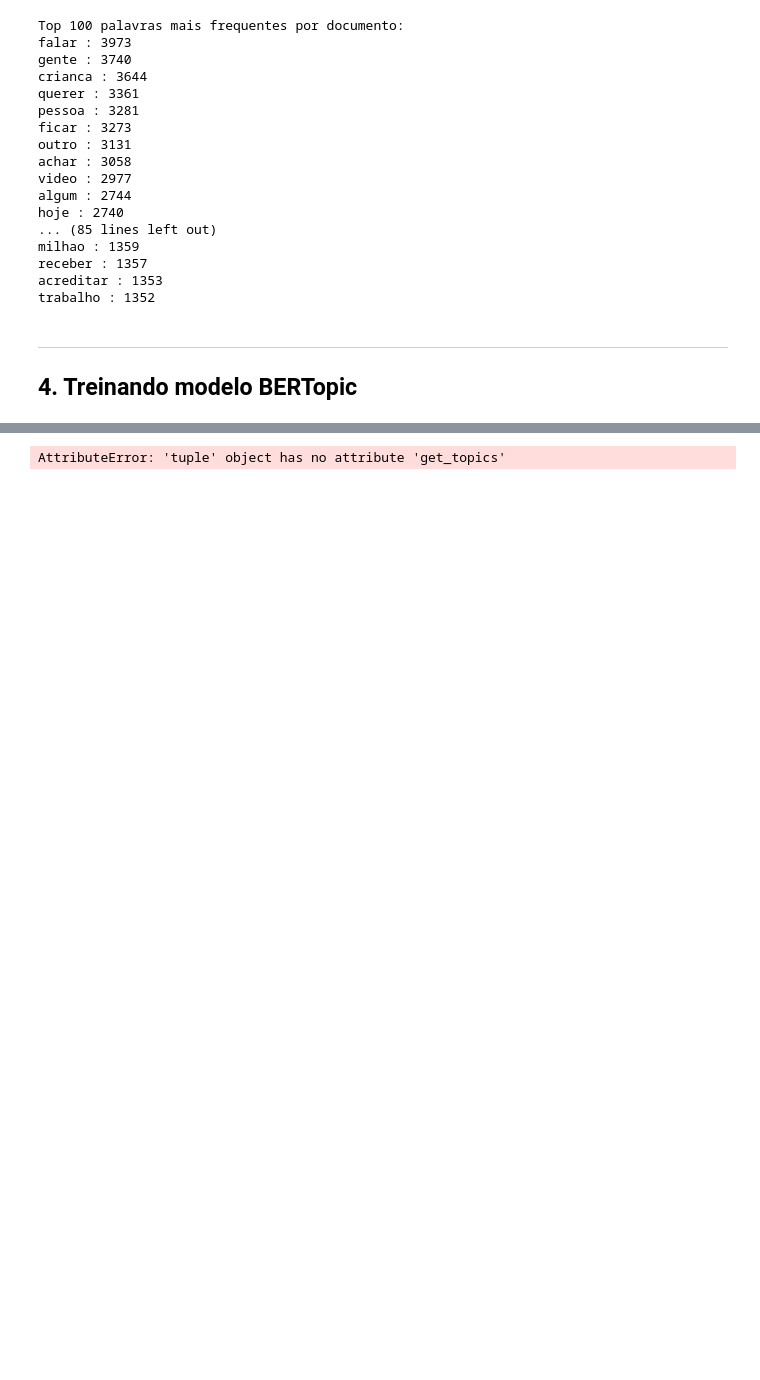
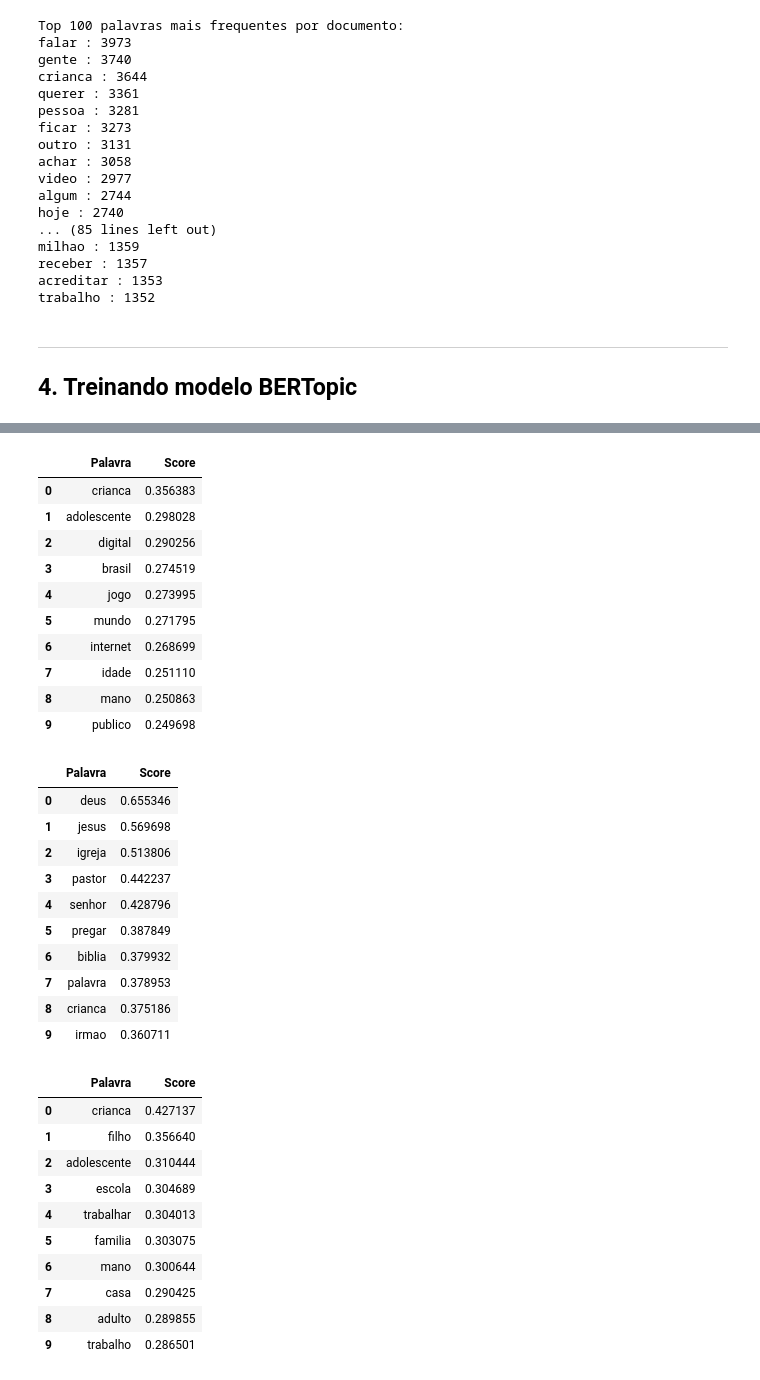
Before and after one commit to estermariaa/lei_felca, a Jupyter notebook: notebooks/24_transcription_topic_modeling.ipynb, the cells around one changed output, grey strips where cells are left out. Saved outputs shown, nothing was run; the diff lists cells and outputs as text; code cells hidden in the pictures; blank space fills up the shorter version.

```diff
--- a/notebooks/24_transcription_topic_modeling.ipynb
+++ b/notebooks/24_transcription_topic_modeling.ipynb
@@ -335,18 +332,50 @@ modelo_treinado.visualize_topics()
 # %%
 import pandas as pd
 import matplotlib.pyplot as plt
 import seaborn as sns
 
-topics_data = loaded_model.get_topics()
+topics_data = loaded_model[0].get_topics()
 
-num_topicos_para_plotar = 5
+num_topicos_para_plotar = 3
 
 for topic_id in range(num_topicos_para_plotar):
     topic_words = topics_data[topic_id][:10]
     df_topic = pd.DataFrame(topic_words, columns=["Palavra", "Score"])
     display(df_topic)
 # %% [output]
-AttributeError: 'tuple' object has no attribute 'get_topics'
+|  | Palavra | Score |
+| 0 | crianca | 0.356383 |
+| 1 | adolescente | 0.298028 |
+| 2 | digital | 0.290256 |
+| 3 | brasil | 0.274519 |
+| 4 | jogo | 0.273995 |
+| 5 | mundo | 0.271795 |
+| 6 | internet | 0.268699 |
+| 7 | idade | 0.251110 |
+| 8 | mano | 0.250863 |
+| 9 | publico | 0.249698 |
+|  | Palavra | Score |
+| 0 | deus | 0.655346 |
+| 1 | jesus | 0.569698 |
+| 2 | igreja | 0.513806 |
+| 3 | pastor | 0.442237 |
+| 4 | senhor | 0.428796 |
+| 5 | pregar | 0.387849 |
+| 6 | biblia | 0.379932 |
+| 7 | palavra | 0.378953 |
+| 8 | crianca | 0.375186 |
+| 9 | irmao | 0.360711 |
+|  | Palavra | Score |
+| 0 | crianca | 0.427137 |
+| 1 | filho | 0.356640 |
+| 2 | adolescente | 0.310444 |
+| 3 | escola | 0.304689 |
+| 4 | trabalhar | 0.304013 |
+| 5 | familia | 0.303075 |
+| 6 | mano | 0.300644 |
+| 7 | casa | 0.290425 |
+| 8 | adulto | 0.289855 |
+| 9 | trabalho | 0.286501 |
 # %%
 # Seus imports e código inicial (mantidos para contexto)
 import pandas as pd
```
Also changed, not shown: parts of 6 cells of this notebook, 9 other files.
